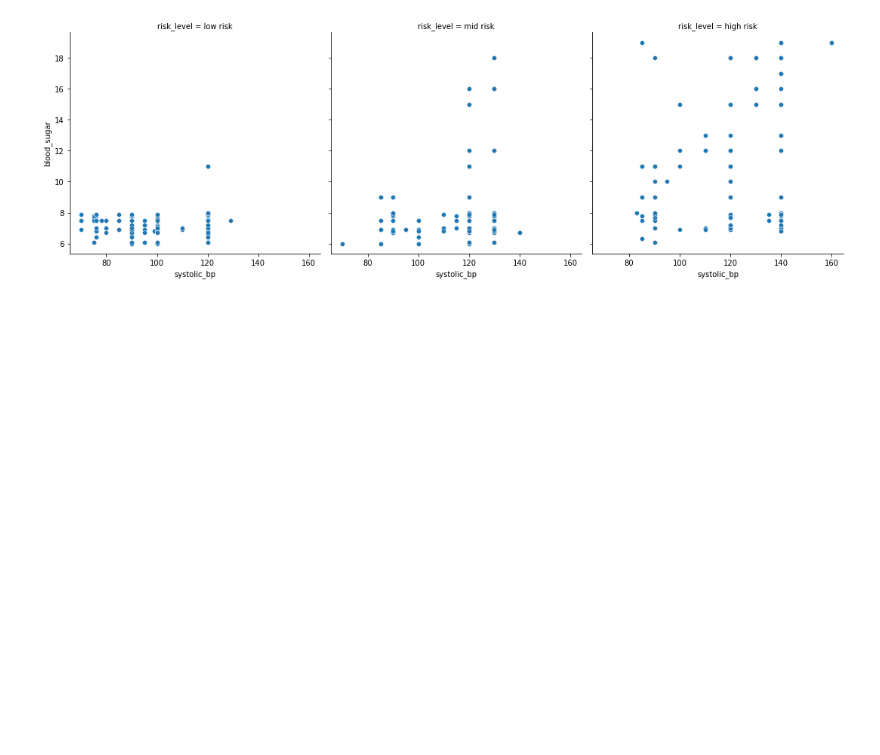
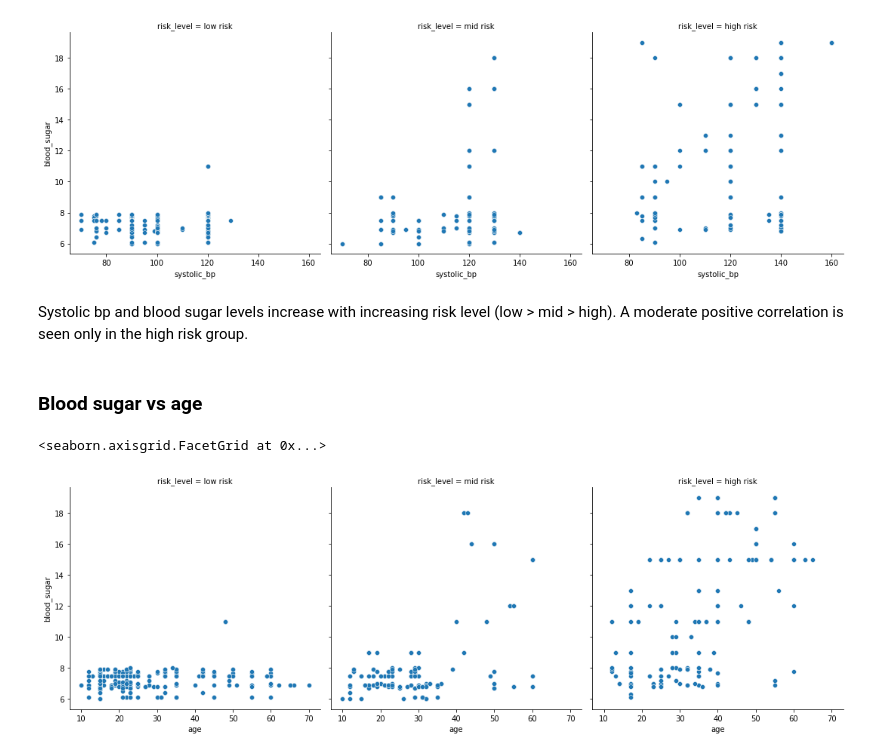
Before and after one commit to Fullcure3/maternal_risk, a Jupyter notebook: maternal_risk.ipynb, the cells around one changed output. Drawn from its saved outputs; the diff is of its cells as text; code cells hidden in the pictures; blank space fills up the shorter version.

Commit message:
Completed bivariate data profiling

```diff
--- a/maternal_risk.ipynb
+++ b/maternal_risk.ipynb
@@ -320,9 +322,18 @@ Body temp will be removed due to low variance for future machine learning classi
 ### Blood sugar vs systolic bp
 # %%
 # Scatterplot visualization to identify trends by risk level
-data_by_risk = ['low risk', 'mid risk', 'high risk']
+risk_order = ['low risk', 'mid risk', 'high risk']
 
 sns.relplot(data=maternal_risk, x=systolic_bp, y=blood_sugar, col=risk_level, col_order=risk_order)
 # %% [output]
 <seaborn.axisgrid.FacetGrid at 0x...>
 [figure]
+# %% [markdown]
+Systolic bp and blood sugar levels increase with increasing risk level (low > mid > high). A moderate positive correlation is seen only in the high risk group.
+# %% [markdown]
+### Blood sugar vs age
+# %%
+sns.relplot(data=maternal_risk, x=age, y=blood_sugar, col=risk_level, col_order=risk_order)
+# %% [output]
+<seaborn.axisgrid.FacetGrid at 0x...>
+[figure, added]
```
Also changed, not shown: parts of 9 cells of this notebook.
